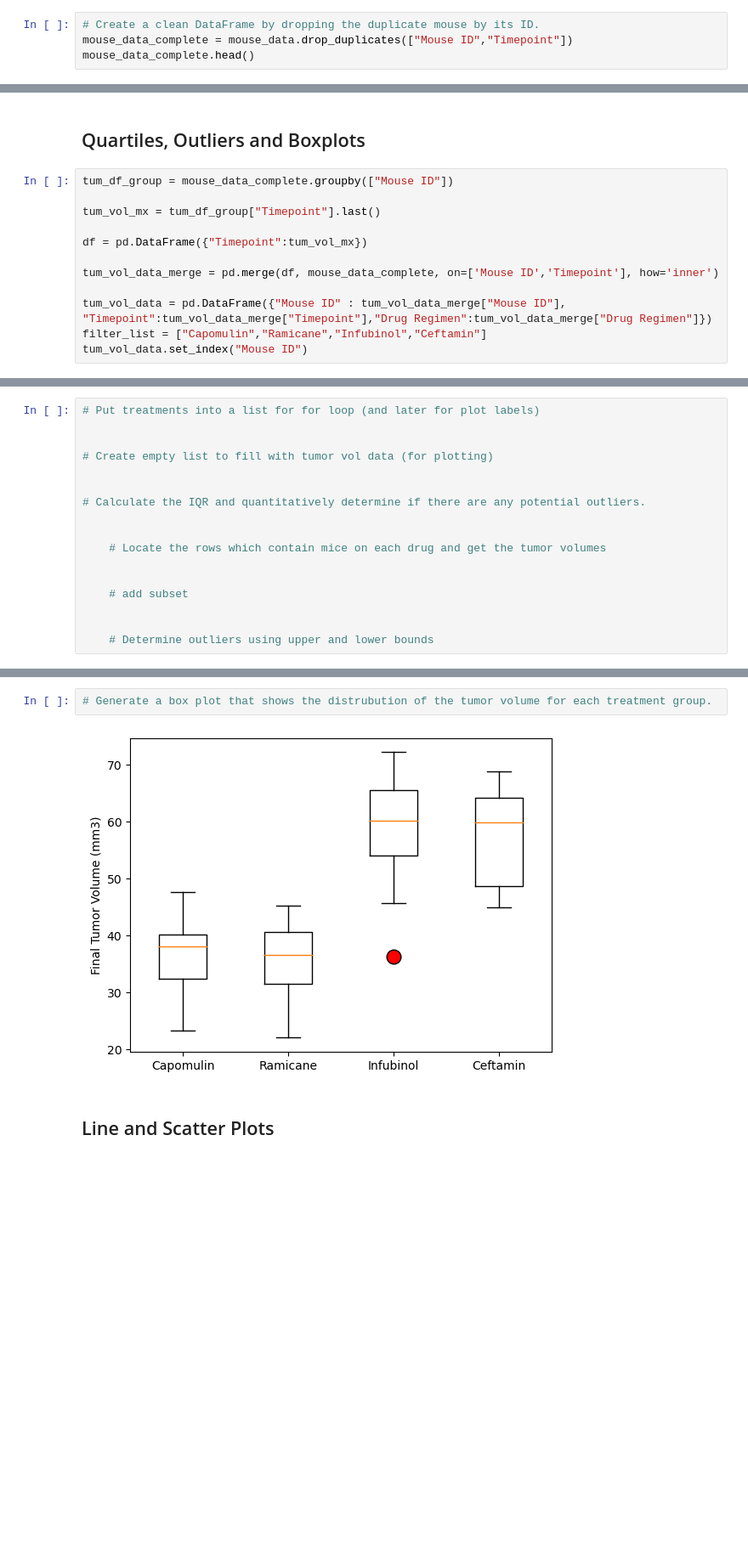
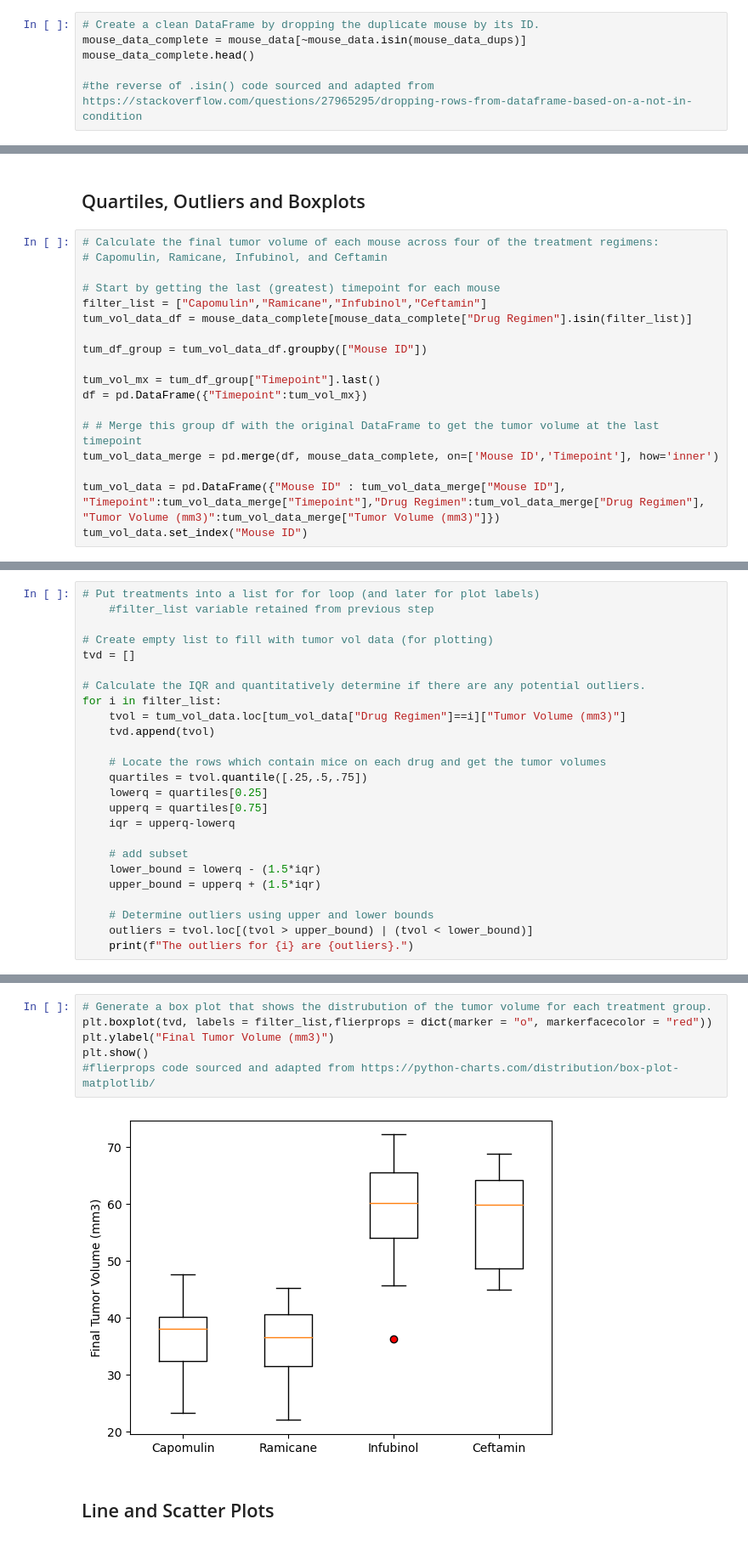
Before and after one commit to JulieKent/BootCamp_matplotlib-challenge, a Jupyter notebook: Pymaceuticals/pymaceuticals_starter.ipynb, the cells around one changed output, grey strips where cells are left out. Shown at 85% size. Cells and saved outputs as stored; diff of their text form; blank space fills up the shorter version.

```diff
--- a/Pymaceuticals/pymaceuticals_starter.ipynb
+++ b/Pymaceuticals/pymaceuticals_starter.ipynb
@@ -70,7 +71,9 @@ mouse_data_dups
 | 1592 | g989 | 35 | 62.570880 | 2 | Propriva | Female | 21 | ... |
 # %%
 # Create a clean DataFrame by dropping the duplicate mouse by its ID.
-mouse_data_complete = mouse_data.drop_duplicates(["Mouse ID","Timepoint"])
+mouse_data_complete = mouse_data[~mouse_data.isin(mouse_data_dups)]
 mouse_data_complete.head()
+
+#the reverse of .isin() code sourced and adapted from https://stackoverflow.com/questions/27965295/dropping-rows-from-dataframe-based-on-a-not-in-condition
 # %% [output]
 |  | Mouse ID | Timepoint | Tumor Volume (mm3) | Metastatic Sites | Drug Regimen | Sex | Age_months | ... |
@@ -192,15 +193,21 @@ plt.show()
 # %% [markdown]
 ## Quartiles, Outliers and Boxplots
 # %%
-tum_df_group = mouse_data_complete.groupby(["Mouse ID"])
+# Calculate the final tumor volume of each mouse across four of the treatment regimens:
+# Capomulin, Ramicane, Infubinol, and Ceftamin
+
+# Start by getting the last (greatest) timepoint for each mouse
+filter_list = ["Capomulin","Ramicane","Infubinol","Ceftamin"]
+tum_vol_data_df = mouse_data_complete[mouse_data_complete["Drug Regimen"].isin(filter_list)]
+
+tum_df_group = tum_vol_data_df.groupby(["Mouse ID"])
 
 tum_vol_mx = tum_df_group["Timepoint"].last()
-
 df = pd.DataFrame({"Timepoint":tum_vol_mx})
 
+# # Merge this group df with the original DataFrame to get the tumor volume at the last timepoint
 tum_vol_data_merge = pd.merge(df, mouse_data_complete, on=['Mouse ID','Timepoint'], how='inner')
 
-tum_vol_data = pd.DataFrame({"Mouse ID" : tum_vol_data_merge["Mouse ID"], "Timepoint":tum_vol_data_merge["Timepoint"],"Drug Regimen":tum_vol_data_merge["Drug Regimen"]})
-filter_list = ["Capomulin","Ramicane","Infubinol","Ceftamin"]
+tum_vol_data = pd.DataFrame({"Mouse ID" : tum_vol_data_merge["Mouse ID"], "Timepoint":tum_vol_data_merge["Timepoint"],"Drug Regimen":tum_vol_data_merge["Drug Regimen"], "Tumor Volume (mm3)":tum_vol_data_merge["Tumor Volume (mm3)"]})
 tum_vol_data.set_index("Mouse ID")
 # %% [output]
@@ -229,18 +228,26 @@ tum_vol_data.set_index("Mouse ID")
 # %%
 # Put treatments into a list for for loop (and later for plot labels)
-
+    #filter_list variable retained from previous step
 
 # Create empty list to fill with tumor vol data (for plotting)
-
+tvd = []
 
 # Calculate the IQR and quantitatively determine if there are any potential outliers.
-
+for i in filter_list:
+    tvol = tum_vol_data.loc[tum_vol_data["Drug Regimen"]==i]["Tumor Volume (mm3)"]
+    tvd.append(tvol)
 
     # Locate the rows which contain mice on each drug and get the tumor volumes
-
+    quartiles = tvol.quantile([.25,.5,.75])
+    lowerq = quartiles[0.25]
+    upperq = quartiles[0.75]
+    iqr = upperq-lowerq
 
     # add subset
-
+    lower_bound = lowerq - (1.5*iqr)
+    upper_bound = upperq + (1.5*iqr)
 
     # Determine outliers using upper and lower bounds
+    outliers = tvol.loc[(tvol > upper_bound) | (tvol < lower_bound)]
+    print(f"The outliers for {i} are {outliers}.")
 # %% [output]
@@ -252,7 +259,11 @@ Ceftamin's potential outliers: Series([], Name: Tumor Volume (mm3), dtype: float
 # %%
 # Generate a box plot that shows the distrubution of the tumor volume for each treatment group.
+plt.boxplot(tvd, labels = filter_list,flierprops = dict(marker = "o", markerfacecolor = "red"))
+plt.ylabel("Final Tumor Volume (mm3)")
+plt.show()
+#flierprops code sourced and adapted from https://python-charts.com/distribution/box-plot-matplotlib/
 # %% [output]
-[figure, old version]
+[figure, new version]
 # %% [markdown]
 ## Line and Scatter Plots
 # %%
```
Also changed, not shown: parts of 12 cells of this notebook.
